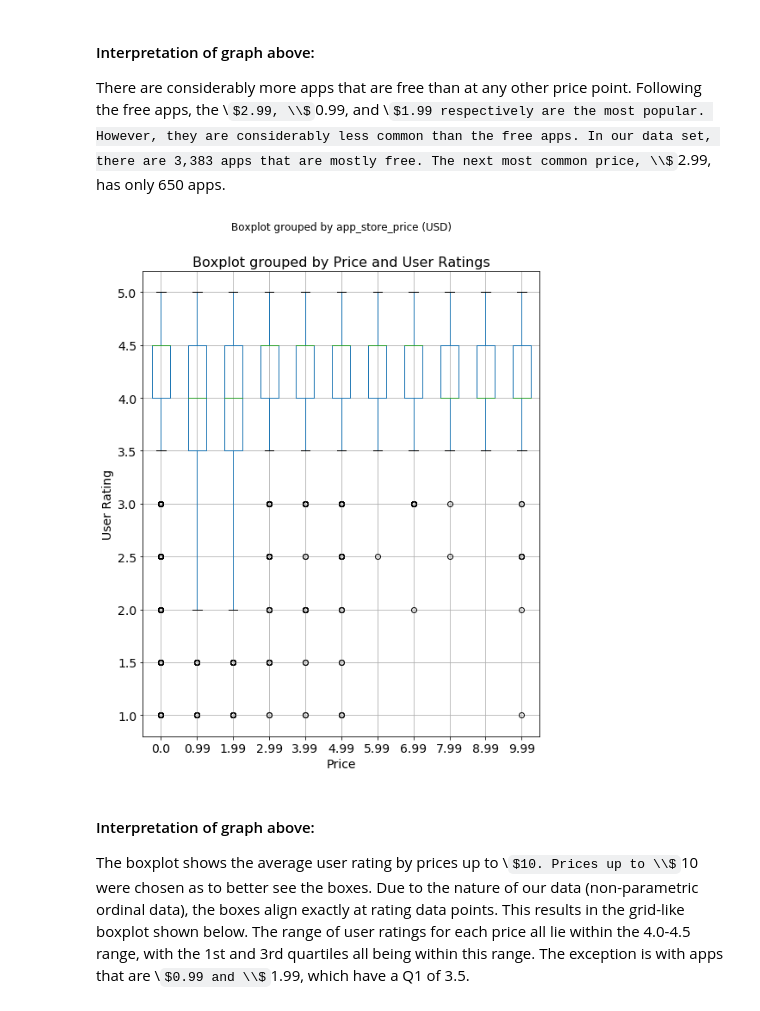
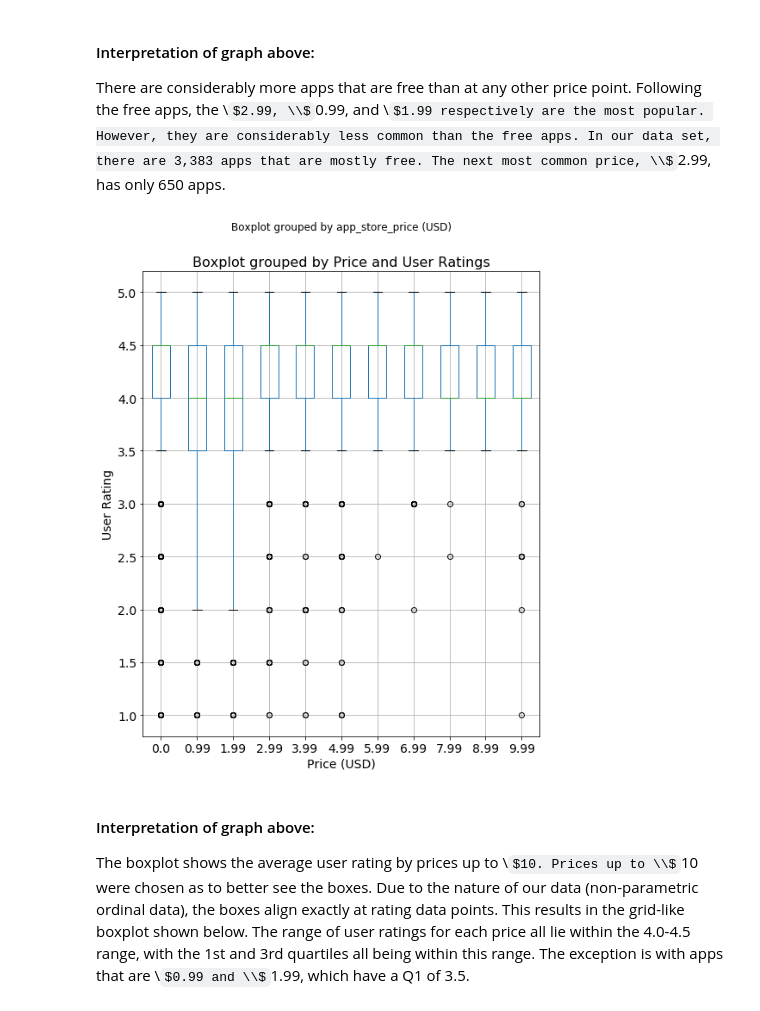
Before and after one commit to tpham2/HER-d, a Jupyter notebook: Final_V4.ipynb, the cells around one changed output. Drawn from its saved outputs; the diff is of its cells as text; code cells hidden in the pictures; some formulas as TeX source.

```diff
--- a/Final_V4.ipynb
+++ b/Final_V4.ipynb
@@ -245,13 +248,13 @@ There are considerably more apps that are free than at any other price point. Fo
 # %%
 #Boxplot that groups app store price by user ratings to understand the trend of app store ratings for each price
 df.boxplot(column=['user_rating'], by=['app_store_price (USD)'], fontsize = 14, figsize=(8,10))
 
-plt.xlabel('Price', fontsize = 14)
+plt.xlabel('Price (USD)', fontsize = 14)
 plt.ylabel('User Rating', fontsize = 14)
 plt.title('Boxplot grouped by Price and User Ratings', fontsize = 16)
 plt.show()
 # %% [output]
-[figure, old version]
+[figure, new version]
 # %% [markdown]
 #### Interpretation of graph above:
 The boxplot shows the average user rating by prices up to \\$10. Prices up to \\$10 were chosen as to better see the boxes. Due to the nature of our data (non-parametric ordinal data), the boxes align exactly at rating data points. This results in the grid-like boxplot shown below. The range of user ratings for each price all lie within the 4.0-4.5 range, with the 1st and 3rd quartiles all being within this range. The exception is with apps that are \\$0.99 and \\$1.99, which have a Q1 of 3.5.
```
Also changed, not shown: parts of 27 cells of this notebook.
